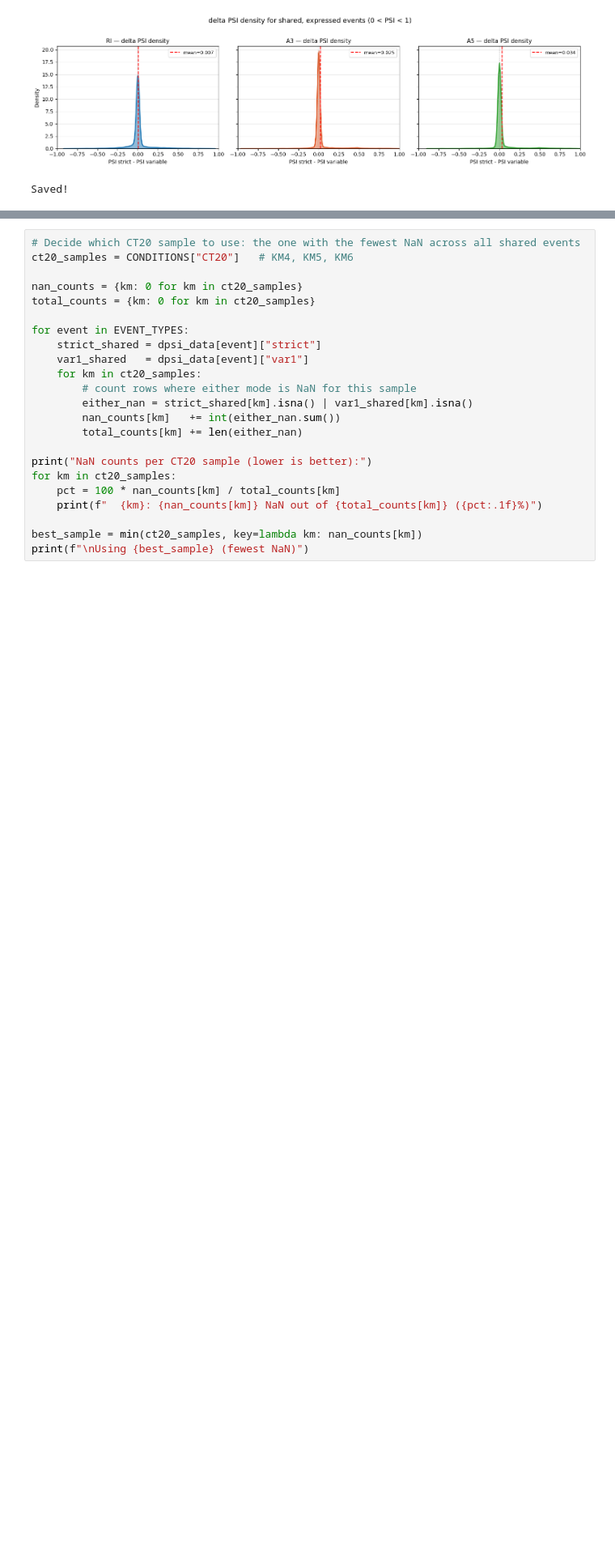
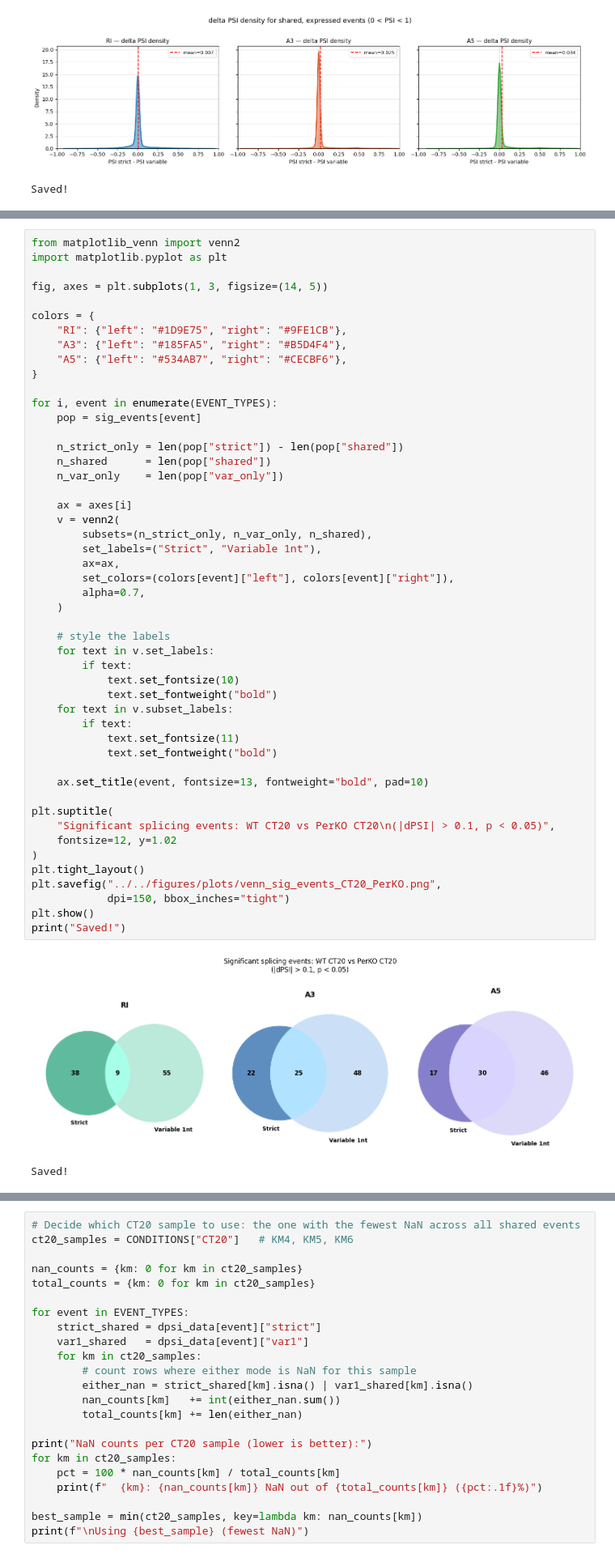
Before and after one commit to griceyrt/Internship, a Jupyter notebook: analysis/notebooks/03_psi_comparison.ipynb, the cells around one changed output, grey strips where cells are left out. Shown at 81% size. Cells and saved outputs as stored; diff of their text form; blank space fills up the shorter version.

```diff
--- a/analysis/notebooks/03_psi_comparison.ipynb
+++ b/analysis/notebooks/03_psi_comparison.ipynb
@@ -311 +400,53 @@ Saved!
+# %%
+from matplotlib_venn import venn2
+import matplotlib.pyplot as plt
+
+fig, axes = plt.subplots(1, 3, figsize=(14, 5))
+
+colors = {
+    "RI": {"left": "#1D9E75", "right": "#9FE1CB"},
+    "A3": {"left": "#185FA5", "right": "#B5D4F4"},
+    "A5": {"left": "#534AB7", "right": "#CECBF6"},
+}
+
+for i, event in enumerate(EVENT_TYPES):
+    pop = sig_events[event]
+
+    n_strict_only = len(pop["strict"]) - len(pop["shared"])
+    n_shared      = len(pop["shared"])
+    n_var_only    = len(pop["var_only"])
+
+    ax = axes[i]
+    v = venn2(
+        subsets=(n_strict_only, n_var_only, n_shared),
+        set_labels=("Strict", "Variable 1nt"),
+        ax=ax,
+        set_colors=(colors[event]["left"], colors[event]["right"]),
+        alpha=0.7,
+    )
+
+    # style the labels
+    for text in v.set_labels:
+        if text:
+            text.set_fontsize(10)
+            text.set_fontweight("bold")
+    for text in v.subset_labels:
+        if text:
+            text.set_fontsize(11)
+            text.set_fontweight("bold")
+
+    ax.set_title(event, fontsize=13, fontweight="bold", pad=10)
+
+plt.suptitle(
+    "Significant splicing events: WT CT20 vs PerKO CT20\n(|dPSI| > 0.1, p < 0.05)",
+    fontsize=12, y=1.02
+)
+plt.tight_layout()
+plt.savefig("../../figures/plots/venn_sig_events_CT20_PerKO.png",
+            dpi=150, bbox_inches="tight")
+plt.show()
+print("Saved!")
+# %% [output]
+[figure, added]
+Saved!
 # %% [markdown]
```
Also changed, not shown: parts of 7 cells of this notebook, 7 other files.
